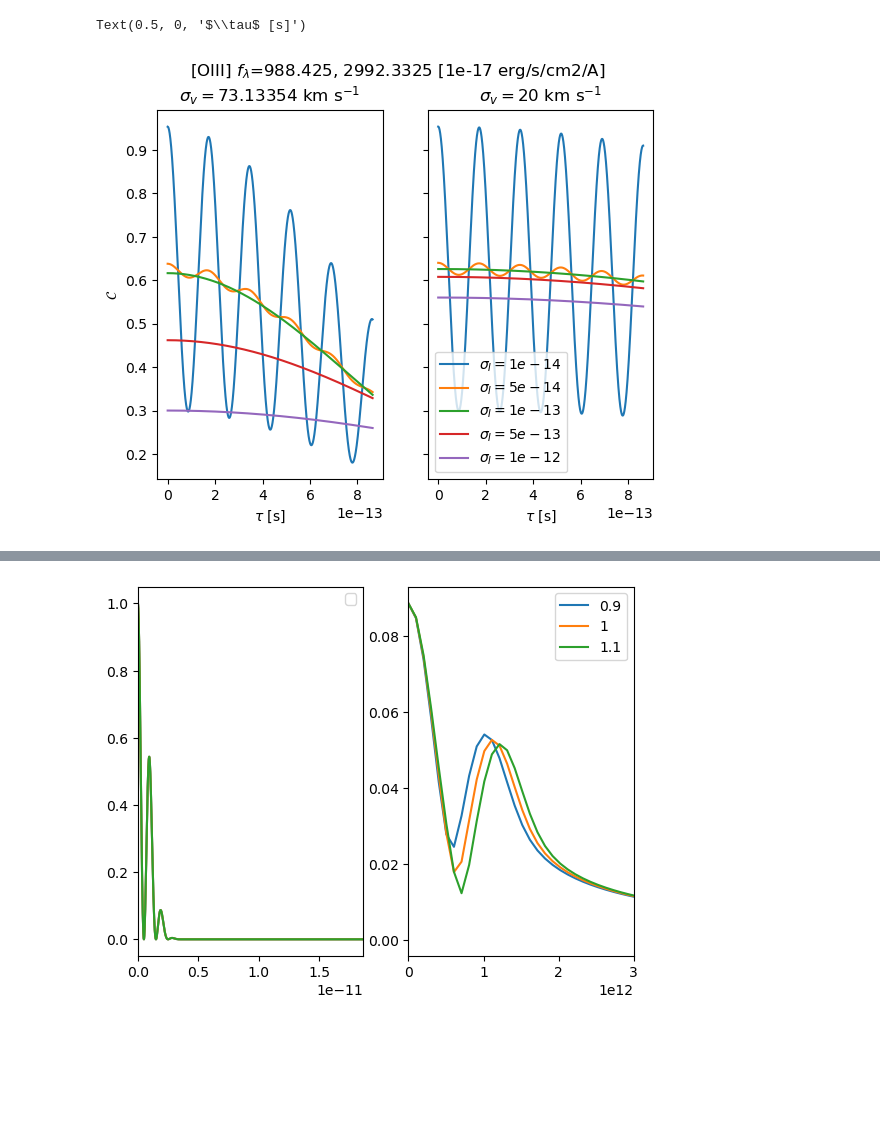
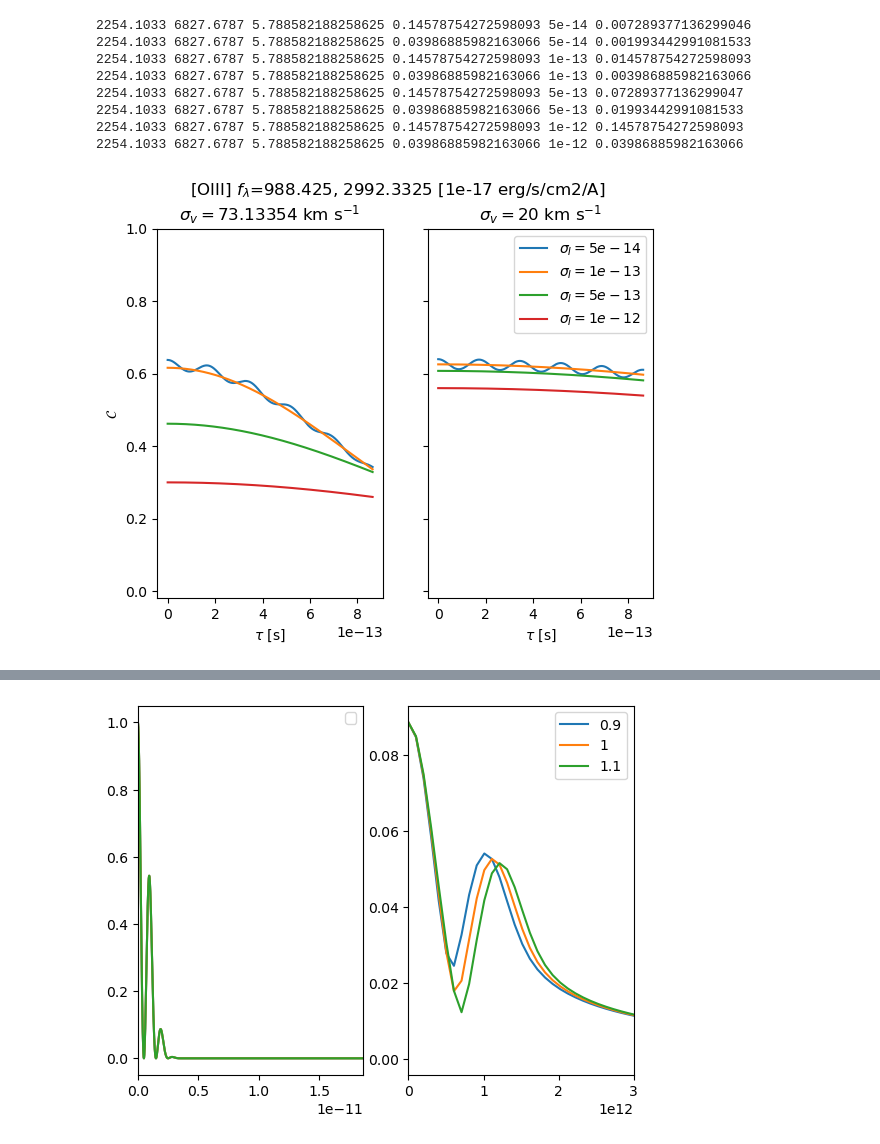
Before and after one commit to AlexGKim/OII, a Jupyter notebook: Untitled.ipynb, the cells around one changed output, grey strips where cells are left out. Drawn from its saved outputs; the diff is of its cells as text; code cells hidden in the pictures; blank space fills up the shorter version.

Commit message:
evolving plots

```diff
--- a/Untitled.ipynb
+++ b/Untitled.ipynb
@@ -82,21 +82,32 @@ def mathcalC(data,wavelengths=[4959.,5007.],si=5e-12, s_v = None):
 # %%
 fig, axs = plt.subplots(1, 2, sharey=True)
 data = [0.0018866471, 73.13354 , 73.13354, 2254.1033, 6827.6787,988.425, 2992.3325]
-for s in [1e-14,5e-14,1e-13,5e-13,1e-12]:
+for s in [5e-14,1e-13,5e-13,1e-12]:
     tau, C = mathcalC(data, [4959.,5007.],s, s_v=None)
     axs[0].plot(tau,C,label=r'$\sigma_I={}$'.format(s))
     tau, C = mathcalC(data, [4959.,5007.],s, s_v=20)
     axs[1].plot(tau,C,label=r'$\sigma_I={}$'.format(s))
 plt.legend()
 fig.suptitle('[OIII] $f_\lambda$={}, {} [1e-17 erg/s/cm2/A]'.format(data[5],data[6]))
 axs[0].set_ylabel(r"$\mathcal{C}$")
 axs[0].set_xlabel(r"$\tau$ [s]")
 axs[0].set_title(r'$\sigma_v={}$ km s$^{{-1}}$'.format(data[1]))
 axs[1].set_title(r'$\sigma_v=20$ km s$^{-1}$')
 axs[1].set_xlabel(r"$\tau$ [s]")
+axs[1].set_xlabel(r"$\tau$ [s]")
+axs[0].set_ylim((-0.02,1))
+axs[1].set_ylim((-0.02,1))
+plt.savefig("OIII.pdf")
 # %% [output]
-Text(0.5, 0, '$\\tau$ [s]')
+2254.1033 6827.6787 5.788582188258625 0.14578754272598093 5e-14 0.007289377136299046
+2254.1033 6827.6787 5.788582188258625 0.03986885982163066 5e-14 0.001993442991081533
+2254.1033 6827.6787 5.788582188258625 0.14578754272598093 1e-13 0.014578754272598093
+2254.1033 6827.6787 5.788582188258625 0.03986885982163066 1e-13 0.003986885982163066
+2254.1033 6827.6787 5.788582188258625 0.14578754272598093 5e-13 0.07289377136299047
+2254.1033 6827.6787 5.788582188258625 0.03986885982163066 5e-13 0.01993442991081533
+2254.1033 6827.6787 5.788582188258625 0.14578754272598093 1e-12 0.14578754272598093
+2254.1033 6827.6787 5.788582188258625 0.03986885982163066 1e-12 0.03986885982163066
-[figure, old version]
+[figure, new version]
 # %%
 fig, axs = plt.subplots(1, 2, sharey=True)
 data = [0.003418644 , 76.6661 , 76.6661 , 3648.2957 , 1998.5432 , 1523.7354 , 834.25714]
```
Also changed, not shown: parts of 5 cells of this notebook.
